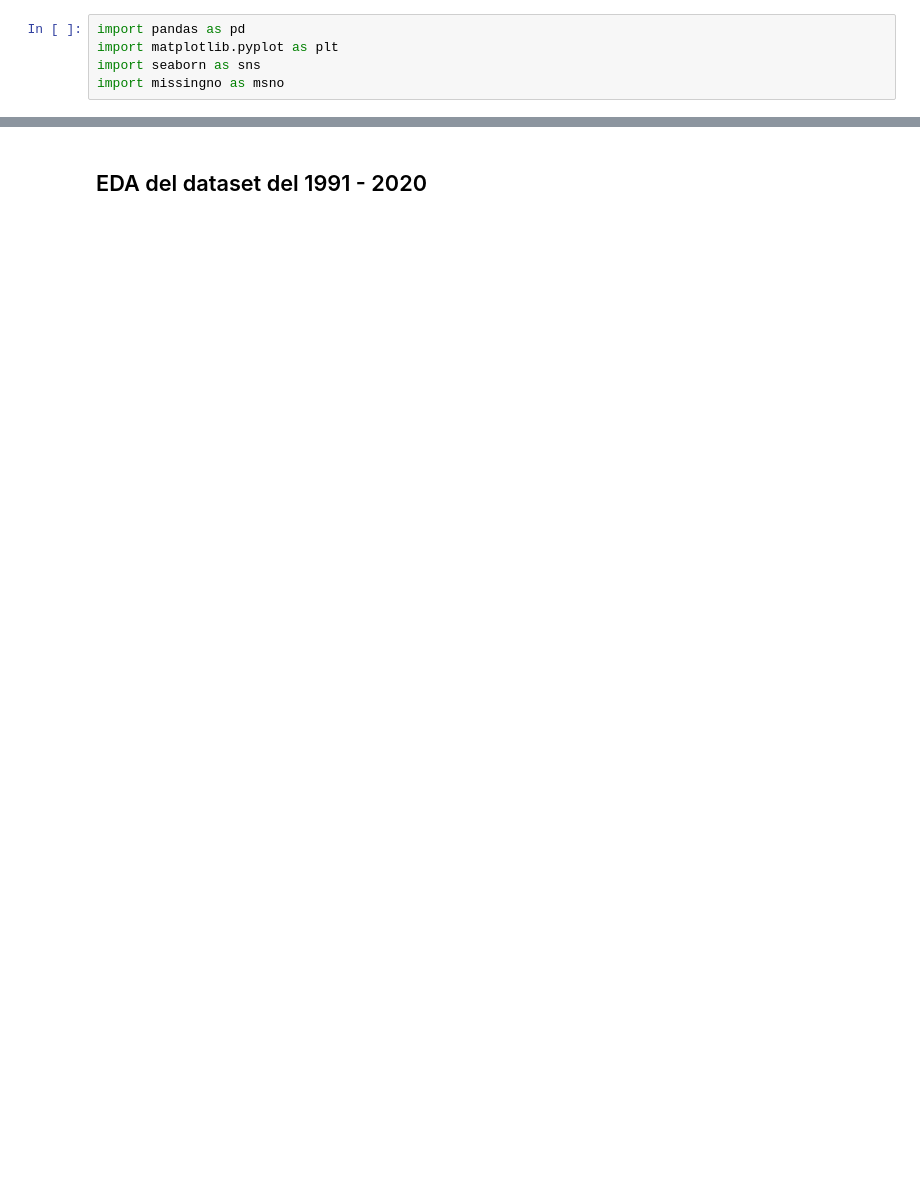
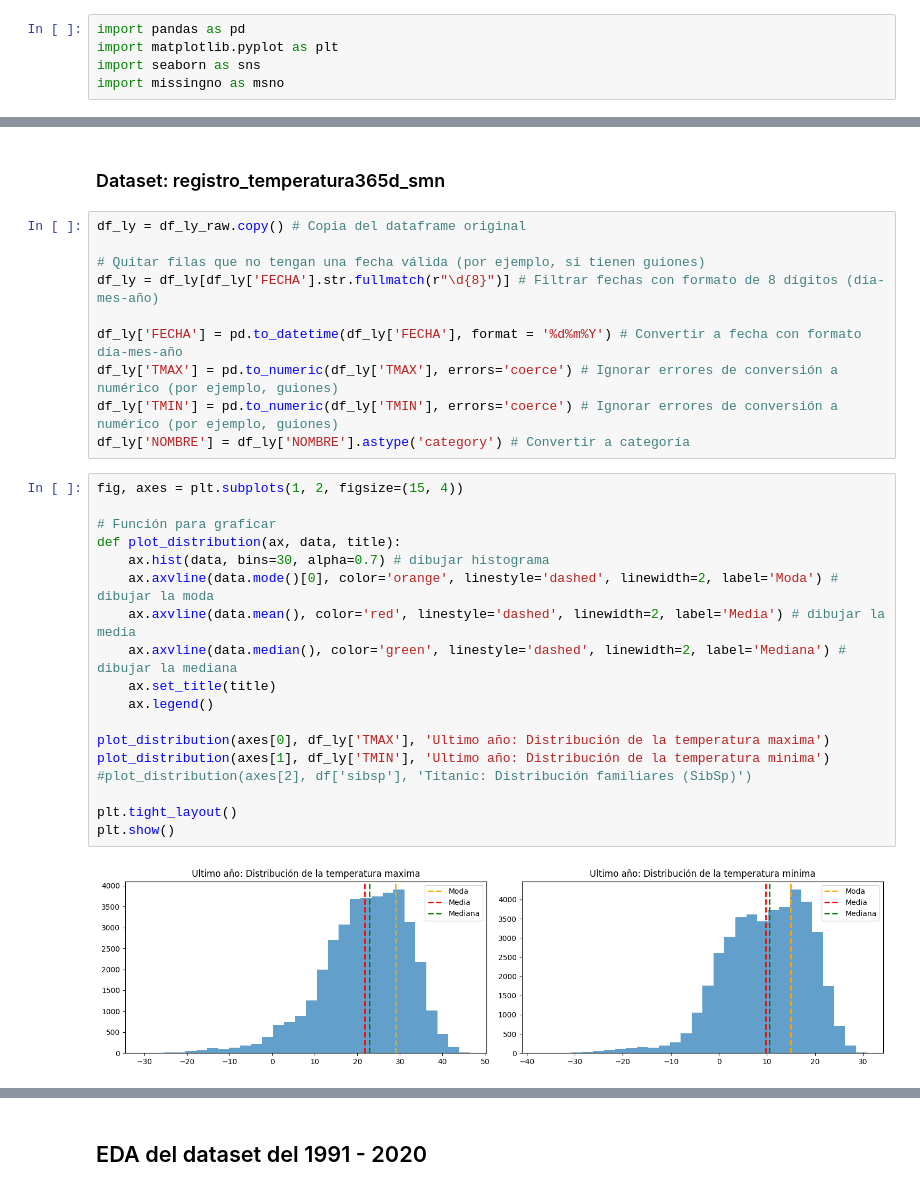
Before and after one commit to jFet1/CEIA-19Co2024, a Jupyter notebook: 2 Bimestre/AdD/Trabajo_final_juan.ipynb, the cells around one changed output, grey strips where cells are left out. Saved outputs shown, nothing was run; the diff lists cells and outputs as text; blank space fills up the shorter version.

```diff
--- a/2 Bimestre/AdD/Trabajo_final_juan.ipynb
+++ b/2 Bimestre/AdD/Trabajo_final_juan.ipynb
@@ -184,0 +126,32 @@ msno.matrix(df_ly)
+# %% [markdown]
+### Dataset: registro_temperatura365d_smn
+# %%
+df_ly = df_ly_raw.copy() # Copia del dataframe original
+
+# Quitar filas que no tengan una fecha válida (por ejemplo, si tienen guiones)
+df_ly = df_ly[df_ly['FECHA'].str.fullmatch(r"\d{8}")] # Filtrar fechas con formato de 8 dígitos (día-mes-año)
+
+df_ly['FECHA'] = pd.to_datetime(df_ly['FECHA'], format = '%d%m%Y') # Convertir a fecha con formato día-mes-año
+df_ly['TMAX'] = pd.to_numeric(df_ly['TMAX'], errors='coerce') # Ignorar errores de conversión a numérico (por ejemplo, guiones)
+df_ly['TMIN'] = pd.to_numeric(df_ly['TMIN'], errors='coerce') # Ignorar errores de conversión a numérico (por ejemplo, guiones)
+df_ly['NOMBRE'] = df_ly['NOMBRE'].astype('category') # Convertir a categoría
+# %%
+fig, axes = plt.subplots(1, 2, figsize=(15, 4))
+
+# Función para graficar
+def plot_distribution(ax, data, title):
+    ax.hist(data, bins=30, alpha=0.7) # dibujar histograma
+    ax.axvline(data.mode()[0], color='orange', linestyle='dashed', linewidth=2, label='Moda') # dibujar la moda
+    ax.axvline(data.mean(), color='red', linestyle='dashed', linewidth=2, label='Media') # dibujar la media
+    ax.axvline(data.median(), color='green', linestyle='dashed', linewidth=2, label='Mediana') # dibujar la mediana
+    ax.set_title(title)
+    ax.legend()
+
+plot_distribution(axes[0], df_ly['TMAX'], 'Ultimo año: Distribución de la temperatura maxima')
+plot_distribution(axes[1], df_ly['TMIN'], 'Ultimo año: Distribución de la temperatura minima')
+#plot_distribution(axes[2], df['sibsp'], 'Titanic: Distribución familiares (SibSp)')
+
+plt.tight_layout()
+plt.show()
+# %% [output]
+[figure, added]
```
Also changed, not shown: parts of 73 cells of this notebook, 1 other file.
